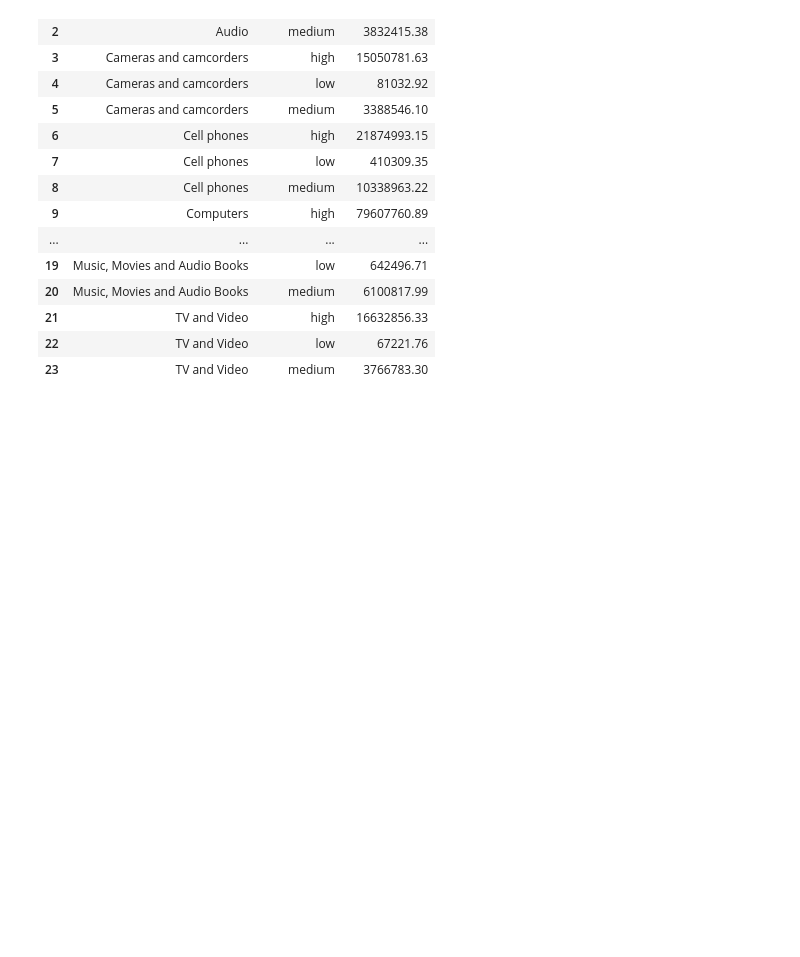
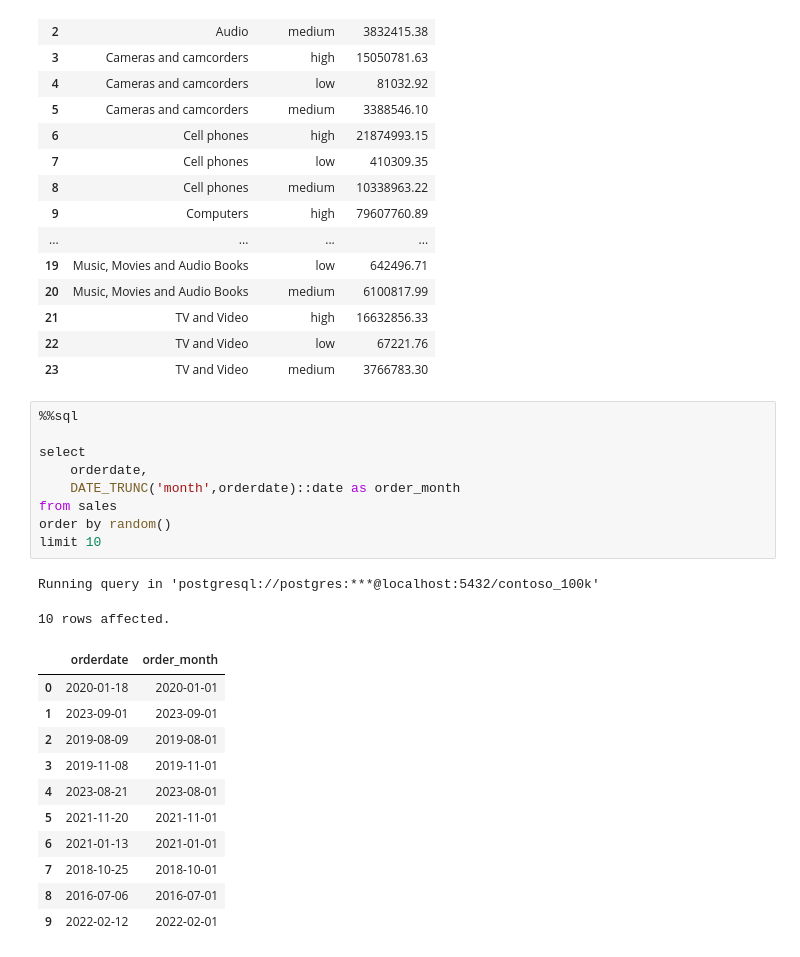
Before and after one commit to liulinda0517/sqlnew, a Jupyter notebook: Resources/Blank_SQL_Notebook.ipynb, the cells around one changed output. Drawn from its saved outputs; the diff is of its cells as text; blank space fills up the shorter version.

```diff
--- a/Resources/Blank_SQL_Notebook.ipynb
+++ b/Resources/Blank_SQL_Notebook.ipynb
@@ -688,3 +688,26 @@ Running query in 'postgresql://postgres:***@localhost:5432/contoso_100k'
 | 21 | TV and Video | high | 16632856.33 |
 | 22 | TV and Video | low | 67221.76 |
 | 23 | TV and Video | medium | 3766783.30 |
+# %%
+%%sql
+
+select
+    orderdate,
+    DATE_TRUNC('month',orderdate)::date as order_month
+from sales
+order by random()
+limit 10
+# %% [output]
+Running query in 'postgresql://postgres:***@localhost:5432/contoso_100k'
+10 rows affected.
+|  | orderdate | order_month |
+| 0 | 2020-01-18 | 2020-01-01 |
+| 1 | 2023-09-01 | 2023-09-01 |
+| 2 | 2019-08-09 | 2019-08-01 |
+| 3 | 2019-11-08 | 2019-11-01 |
+| 4 | 2023-08-21 | 2023-08-01 |
+| 5 | 2021-11-20 | 2021-11-01 |
+| 6 | 2021-01-13 | 2021-01-01 |
+| 7 | 2018-10-25 | 2018-10-01 |
+| 8 | 2016-07-06 | 2016-07-01 |
+| 9 | 2022-02-12 | 2022-02-01 |
```
